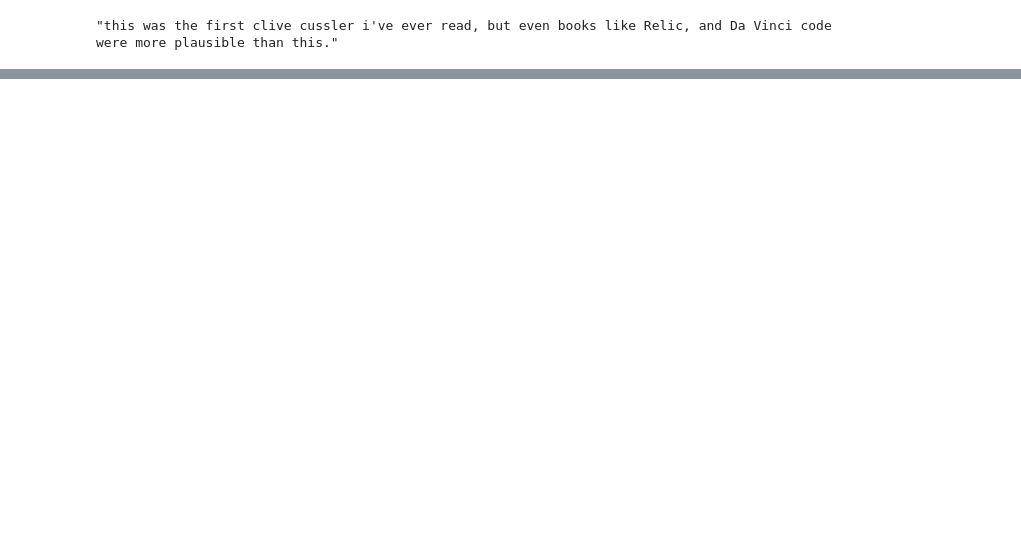
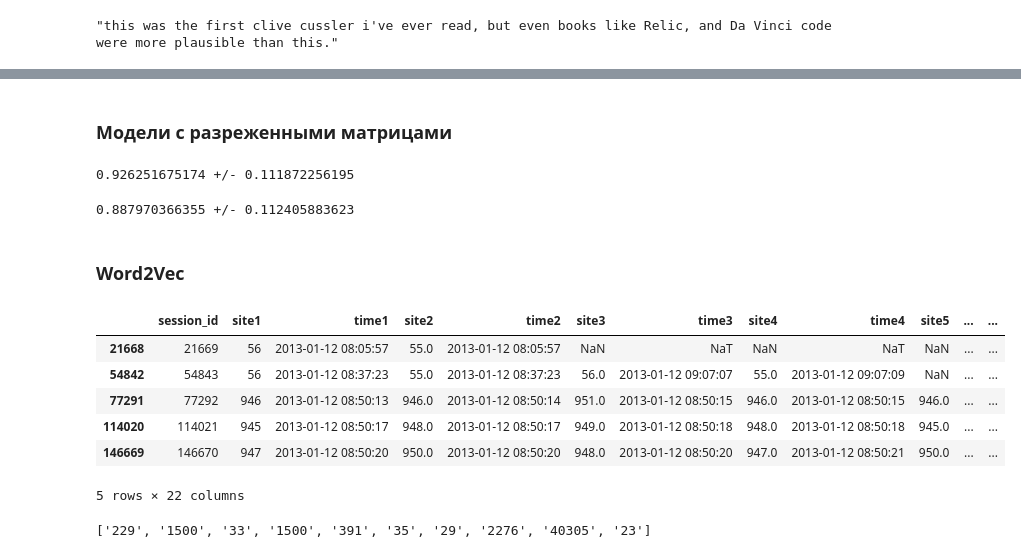
Before and after one commit to lithiumdenis/MLSchool, a Jupyter notebook: 7. Анализ тональности.ipynb, the cells around one changed output, grey strips where cells are left out. Cells and saved outputs as stored; diff of their text form; code cells hidden in the pictures; blank space fills up the shorter version.

```diff
--- a/7. Анализ тональности.ipynb
+++ b/7. Анализ тональности.ipynb
@@ -77,0 +434,19 @@ LookupError:
+# %% [markdown]
+### Модели с разреженными матрицами
+# %%
+from sklearn.model_selection import cross_val_score
+from sklearn.linear_model import LogisticRegression
+clf = LogisticRegression()
+
+scores = cross_val_score(clf, X_bow, y)
+print(np.mean(scores), '+/-', 2 * np.std(scores))
+# %% [output]
+0.926251675174 +/- 0.111872256195
+# %%
+from sklearn.ensemble import RandomForestClassifier
+scores = cross_val_score(RandomForestClassifier(n_estimators=100), X_bow, y)
+print(np.mean(scores), '+/-', 2 * np.std(scores))
+# %% [output]
+0.887970366355 +/- 0.112405883623
+# %% [markdown]
+### Word2Vec
@@ -77,0 +463,23 @@ LookupError:
+# %%
+# загрузим обучающую и тестовую выборки
+train_df = pd.read_csv('data/TextWorks/train_sessions.csv')#,index_col='session_id')
+test_df = pd.read_csv('data/TextWorks/test_sessions.csv')#, index_col='session_id')
+
+# приведем колонки time1, ..., time10 к временному формату
+times = ['time%s' % i for i in range(1, 11)]
+train_df[times] = train_df[times].apply(pd.to_datetime)
+test_df[times] = test_df[times].apply(pd.to_datetime)
+
+# отсортируем данные по времени
+train_df = train_df.sort_values(by='time1')
+
+# посмотрим на заголовок обучающей выборки
+train_df.head()
+# %% [output]
+|  | session_id | site1 | time1 | site2 | time2 | site3 | time3 | site4 | time4 | site5 | ... | ... |
+| 21668 | 21669 | 56 | 2013-01-12 08:05:57 | 55.0 | 2013-01-12 08:05:57 | NaN | NaT | NaN | NaT | NaN | ... | ... |
+| 54842 | 54843 | 56 | 2013-01-12 08:37:23 | 55.0 | 2013-01-12 08:37:23 | 56.0 | 2013-01-12 09:07:07 | 55.0 | 2013-01-12 09:07:09 | NaN | ... | ... |
+| 77291 | 77292 | 946 | 2013-01-12 08:50:13 | 946.0 | 2013-01-12 08:50:14 | 951.0 | 2013-01-12 08:50:15 | 946.0 | 2013-01-12 08:50:15 | 946.0 | ... | ... |
+| 114020 | 114021 | 945 | 2013-01-12 08:50:17 | 948.0 | 2013-01-12 08:50:17 | 949.0 | 2013-01-12 08:50:18 | 948.0 | 2013-01-12 08:50:18 | 945.0 | ... | ... |
+| 146669 | 146670 | 947 | 2013-01-12 08:50:20 | 950.0 | 2013-01-12 08:50:20 | 948.0 | 2013-01-12 08:50:20 | 947.0 | 2013-01-12 08:50:21 | 950.0 | ... | ... |
+5 rows × 22 columns
@@ -77,0 +499,6 @@ LookupError:
+# %%
+#В нашем случае предложение это набор сайтов, которые посещал пользователь
+#нам необязательно переводить цифры в названия сайтов, т.к. алгоритм будем выявлять взаимосвязь их друг с другом.
+train_df['list_w'][10]
+# %% [output]
+['229', '1500', '33', '1500', '391', '35', '29', '2276', '40305', '23']
```
Also changed, not shown: parts of 69 cells of this notebook, 6 other files.
